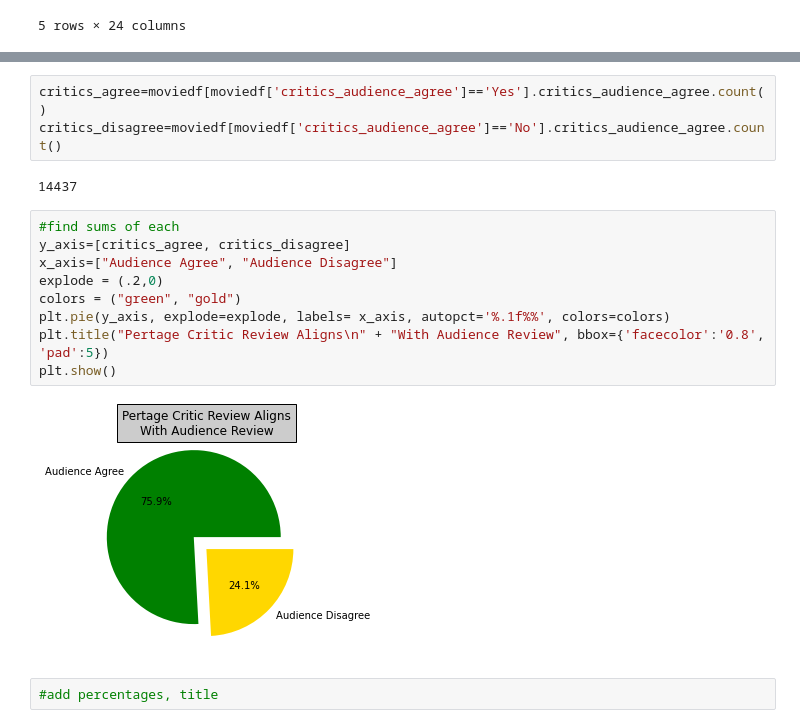
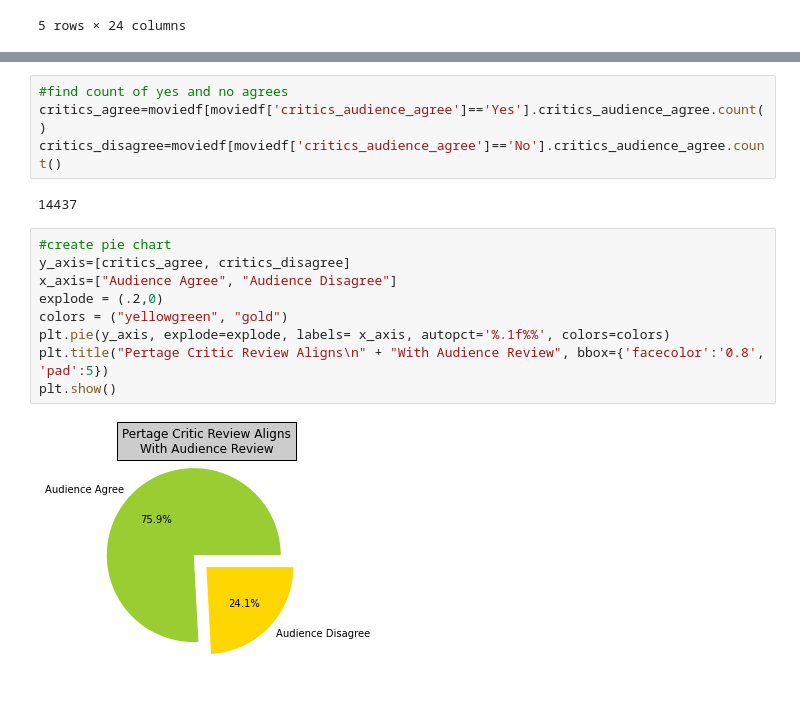
Before and after one commit to devinhughes/Rotten_tomatoes_project, a Jupyter notebook: Visualizations.ipynb, the cells around one changed output, grey strips where cells are left out. Cells and saved outputs as stored; diff of their text form.

```diff
--- a/Visualizations.ipynb
+++ b/Visualizations.ipynb
@@ -222,20 +222,19 @@ Data columns (total 24 columns):
 dtypes: int64(12), object(12)
 memory usage: 2.6+ MB
 # %%
+#find count of yes and no agrees
 critics_agree=moviedf[moviedf['critics_audience_agree']=='Yes'].critics_audience_agree.count()
 critics_disagree=moviedf[moviedf['critics_audience_agree']=='No'].critics_audience_agree.count()
 # %% [output]
 14437
 # %%
-#find sums of each
+#create pie chart
 y_axis=[critics_agree, critics_disagree]
 x_axis=["Audience Agree", "Audience Disagree"]
 explode = (.2,0)
-colors = ("green", "gold")
+colors = ("yellowgreen", "gold")
 plt.pie(y_axis, explode=explode, labels= x_axis, autopct='%.1f%%', colors=colors)
 plt.title("Pertage Critic Review Aligns\n" + "With Audience Review", bbox={'facecolor':'0.8', 'pad':5})
 plt.show()
 # %% [output]
-[figure, old version]
+[figure, new version]
-# %%
-#add percentages, title
```
Also changed, not shown: parts of 3 cells of this notebook, 18 other files.
